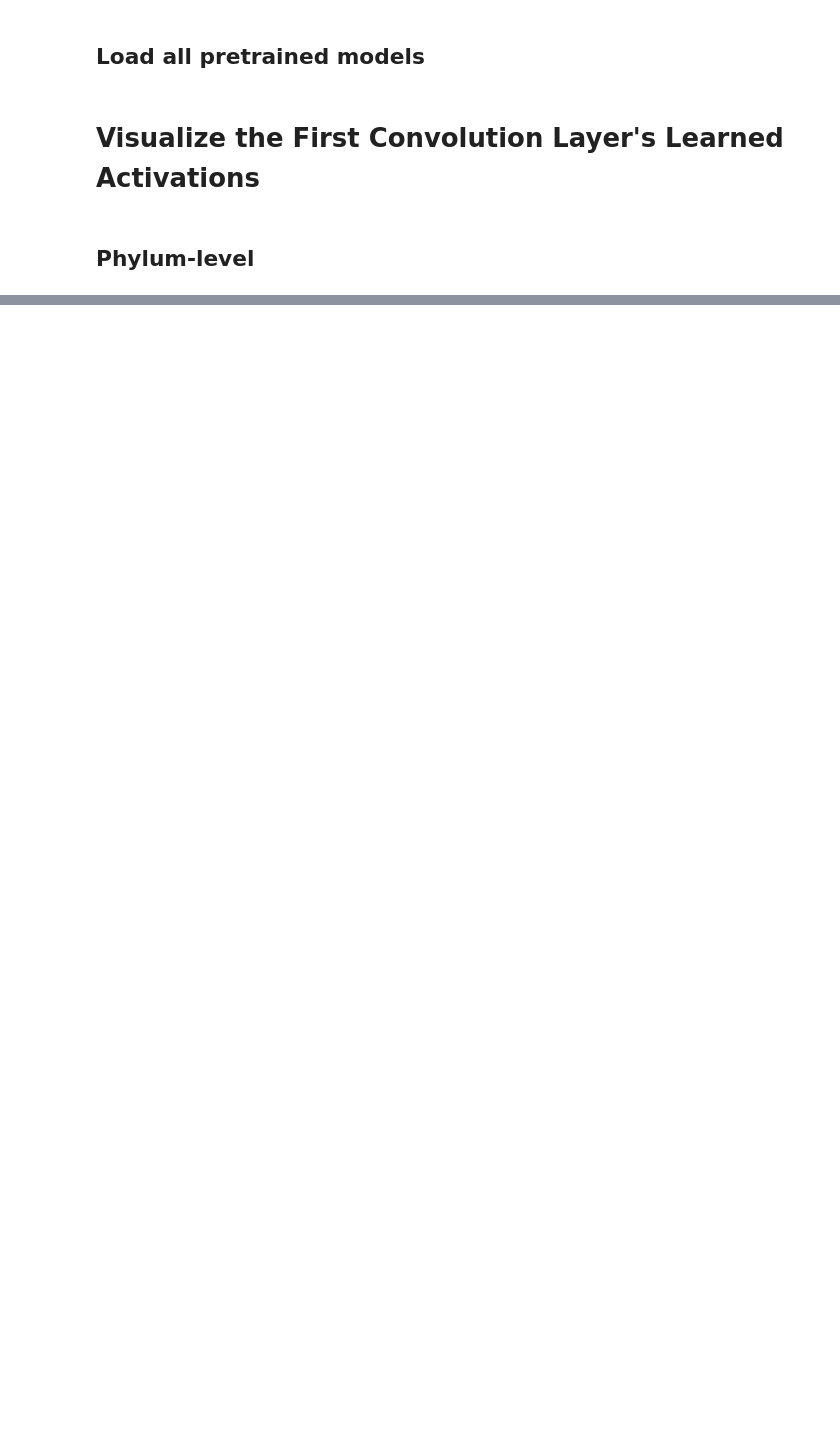
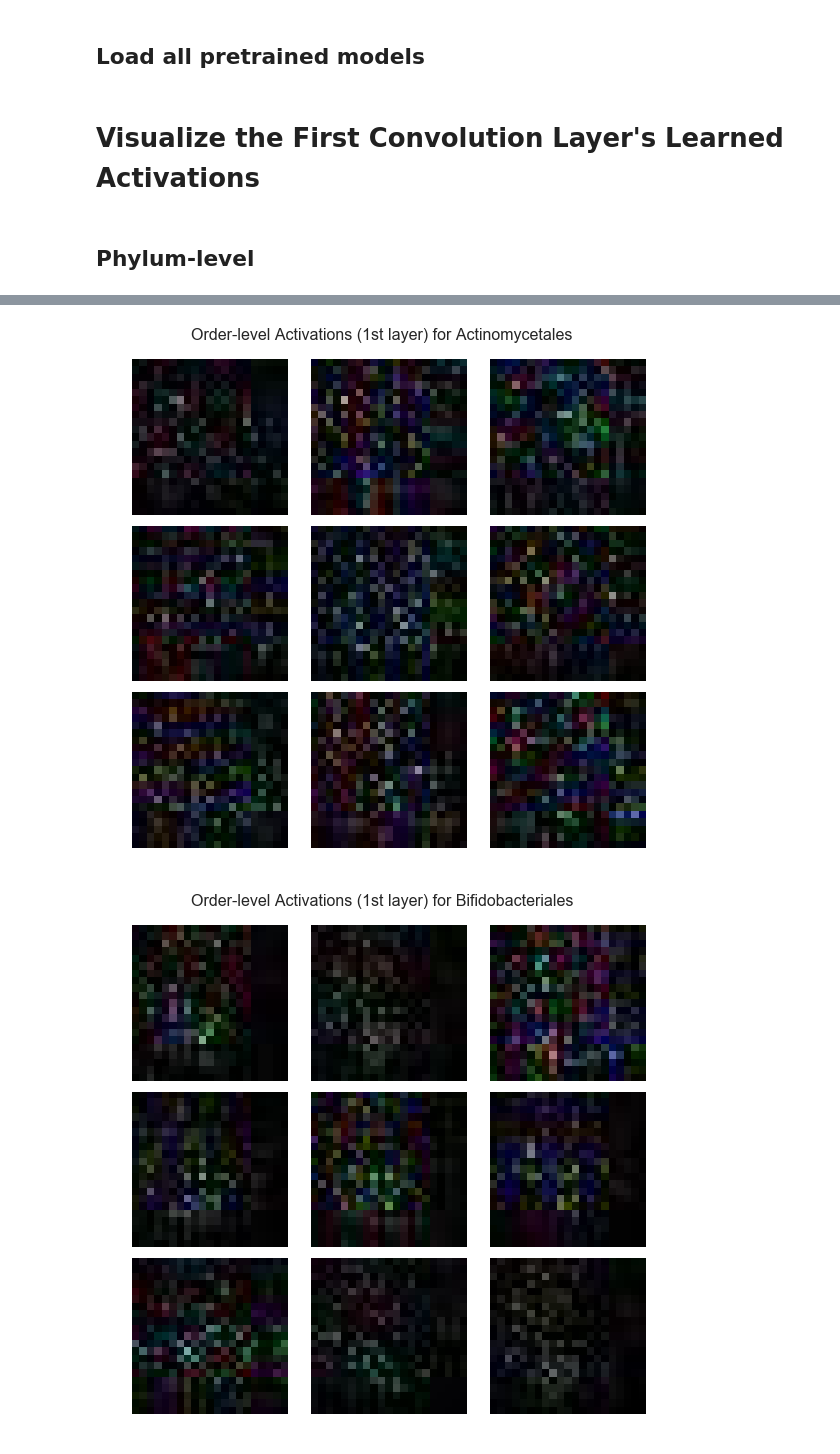
Before and after one commit to srivathsapv/cgda_project, a Jupyter notebook: notebooks/CNN - Activations Viz.ipynb, the cells around one changed output, grey strips where cells are left out. Saved outputs shown, nothing was run; the diff lists cells and outputs as text; code cells hidden in the pictures; blank space fills up the shorter version.

```diff
--- a/notebooks/CNN - Activations Viz.ipynb
+++ b/notebooks/CNN - Activations Viz.ipynb
@@ -286,0 +287,5 @@ viz_activations_for("class", num_samples_per_class=9)
+# %%
+viz_activations_for("order", num_samples_per_class=9)
+# %% [output]
+[figure, added]
+[figure, added]
```
Also changed, not shown: parts of 4 cells of this notebook.
